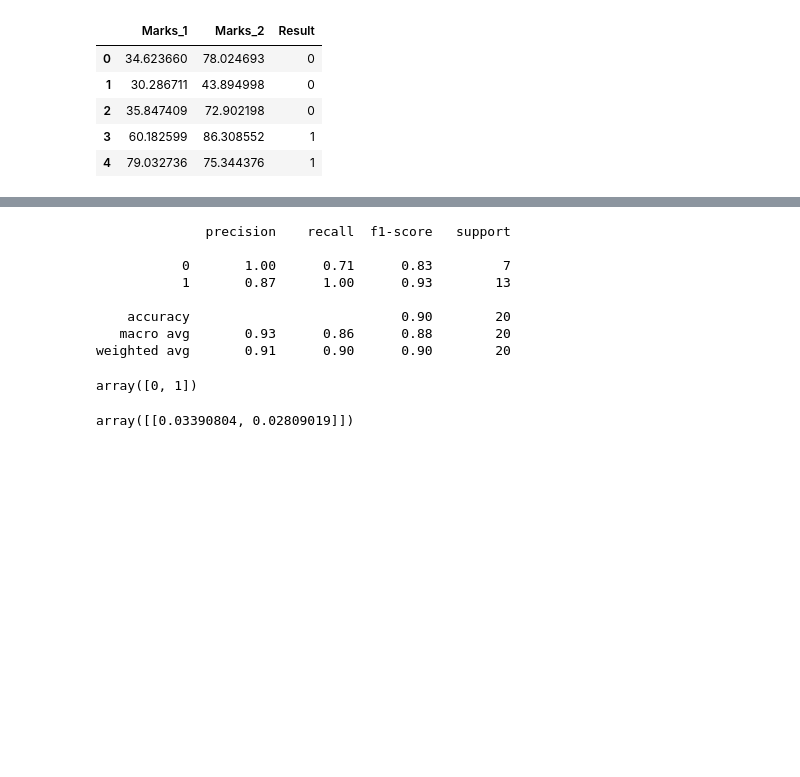
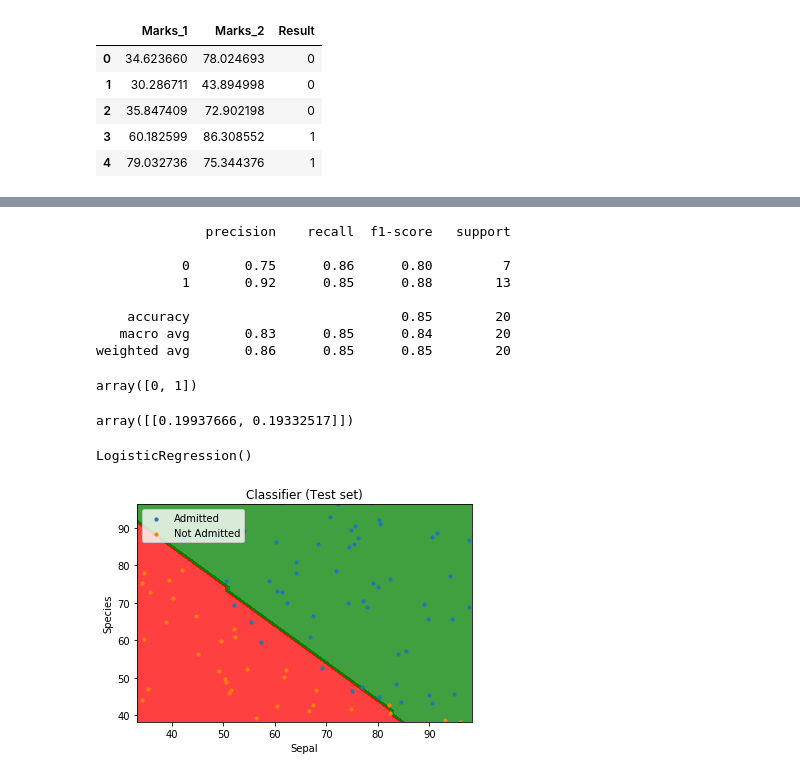
Before and after one commit to ritwik-ghosh153/logistic_regression_visual_tool, a Jupyter notebook: Logistic_Regression_SKlearn.ipynb, the cells around one changed output, grey strips where cells are left out. Saved outputs shown, nothing was run; the diff lists cells and outputs as text; code cells hidden in the pictures; blank space fills up the shorter version.

```diff
--- a/Logistic_Regression_SKlearn.ipynb
+++ b/Logistic_Regression_SKlearn.ipynb
@@ -20,7 +34,7 @@ y = data["Result"]
 # %%
 x_train, x_test, y_train, y_test = train_test_split(x, y, test_size=0.2)
 # %%
-model = LogisticRegression(solver="liblinear")
+model = LogisticRegression()
 # %%
 trained_model = model.fit(x_train, y_train)
 # %%
@@ -40,12 +54,12 @@ print(classification_report(y_test, prediction_test))
 # %% [output]
               precision    recall  f1-score   support
 
-           0       1.00      0.71      0.83         7
-           1       0.87      1.00      0.93        13
+           0       0.75      0.86      0.80         7
+           1       0.92      0.85      0.88        13
 
-    accuracy                           0.90        20
-   macro avg       0.93      0.86      0.88        20
-weighted avg       0.91      0.90      0.90        20
+    accuracy                           0.85        20
+   macro avg       0.83      0.85      0.84        20
+weighted avg       0.86      0.85      0.85        20
 # %%
 trained_model.classes_
 # %% [output]
@@ -53,4 +67,8 @@ array([0, 1])
 # %%
 trained_model.coef_
 # %% [output]
-array([[0.03390804, 0.02809019]])
+array([[0.19937666, 0.19332517]])
+# %%
+trained_model
+# %% [output]
+LogisticRegression()
@@ -56,0 +77,23 @@ array([[0.03390804, 0.02809019]])
+# %%
+X1, X2 = np.meshgrid(np.arange(start = x_test["Marks_1"].min() - 1,
+                               stop = x_test["Marks_1"].max() + 1, step = 1),
+                     np.arange(start = x_test["Marks_2"].min() - 1,
+                               stop = x_test["Marks_2"].max() + 1, step = 1))
+plt.contourf(X1, X2, trained_model.predict(
+             np.array([X1.ravel(), X2.ravel()]).T).reshape(
+             X1.shape), alpha = 0.75, cmap = ListedColormap(('red', 'green')))
+
+plt.xlim(X1.min(), X1.max())
+plt.ylim(X2.min(), X2.max())
+
+# plots
+plt.scatter(admitted.iloc[:, 0], admitted.iloc[:, 1], s=10, label='Admitted')
+plt.scatter(not_admitted.iloc[:, 0], not_admitted.iloc[:, 1], s=10, label='Not Admitted')
+
+plt.title('Classifier (Test set)')
+plt.xlabel('Sepal')
+plt.ylabel('Species')
+plt.legend()
+plt.show()
+# %% [output]
+[figure, added]
```
Also changed, not shown: parts of 7 cells of this notebook.
